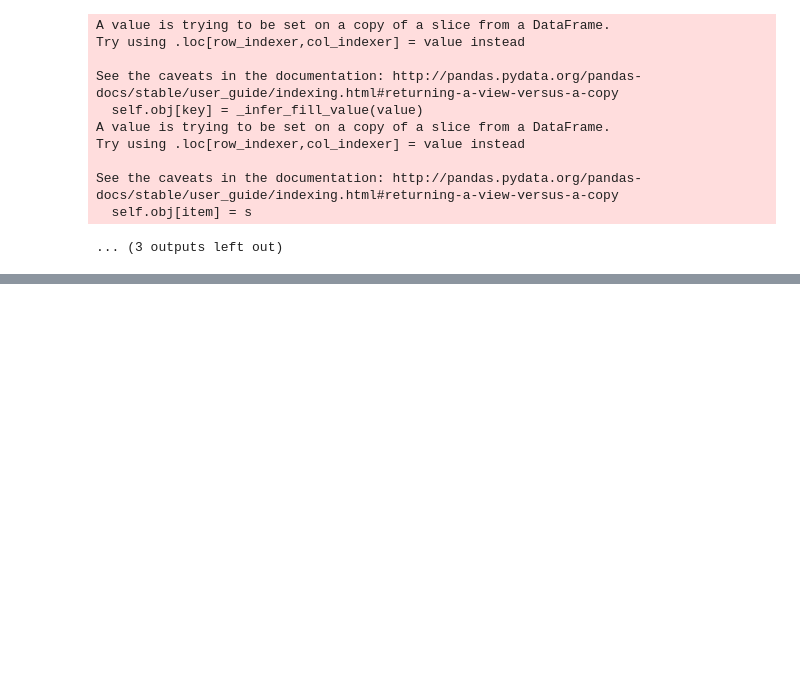
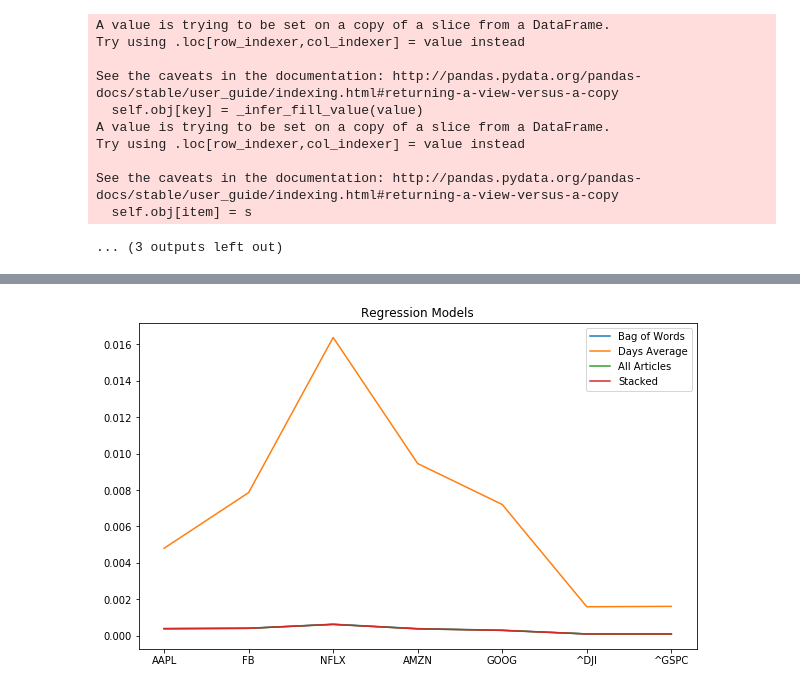
Before and after one commit to AbbyB/orie4741, a Jupyter notebook: Final Project/News Models.ipynb, the cells around one changed output, grey strips where cells are left out. Saved outputs shown, nothing was run; the diff lists cells and outputs as text; code cells hidden in the pictures; blank space fills up the shorter version.

Commit message:
final models notebook

```diff
--- a/Final Project/News Models.ipynb
+++ b/Final Project/News Models.ipynb
@@ -770,0 +815,33 @@ See the caveats in the documentation: http://pandas.pydata.org/pandas-docs/stabl
+# %%
+reg_models = pd.DataFrame(np.array([
+    [0.0003900487219754105,
+     0.00041068732246477674,
+     0.0006333879484441252,
+     0.0003903427822283333,
+     0.0003010132565824724,
+     9.953919470454011e-05,
+     9.77064388541399e-05],
+    [0.004801978374477705,
+     0.007857353389514403,
+     0.016376986716709906,
+     0.00945374144760702,
+     0.00720401193165237,
+     0.0015902343599479322,
+     0.001613102163909155],
+    [0.0003868585165670449,
+     0.00040729329176409095,
+     0.0006215365808348696,
+     0.0003793477828953,
+     0.0002942817124558133,
+     9.800742814330056e-05,
+     9.660513905721755e-05],
+    [0.00038786604906259297,
+     0.0004080889089439621,
+     0.0006218565648224291,
+     0.0003782059040303174,
+     0.0002941877160755917,
+     9.799727475496061e-05,
+     9.682482262926184e-05]]),
+                          columns=['AAPL', 'FB', 'NFLX', 'AMZN', 'GOOG', '^DJI', '^GSPC'])
+reg_models = reg_models.set_index(pd.Index(['Bag of Words', 'Days Average', 'All Articles', 'Stacked']))
+reg_models
@@ -770,0 +909,12 @@ See the caveats in the documentation: http://pandas.pydata.org/pandas-docs/stabl
+# %%
+plt.figure(figsize=(10,6))
+
+for i in range(len(reg_models)):
+    plt.plot(range(len(stocks + indices)), reg_models.iloc[i])
+
+plt.xticks(np.arange(7), reg_models.columns)
+plt.gca().legend(['Bag of Words', 'Days Average', 'All Articles', 'Stacked'])
+plt.title("Regression Models")
+plt.show()
+# %% [output]
+[figure, added]
```
Also changed, not shown: parts of 20 cells of this notebook.
